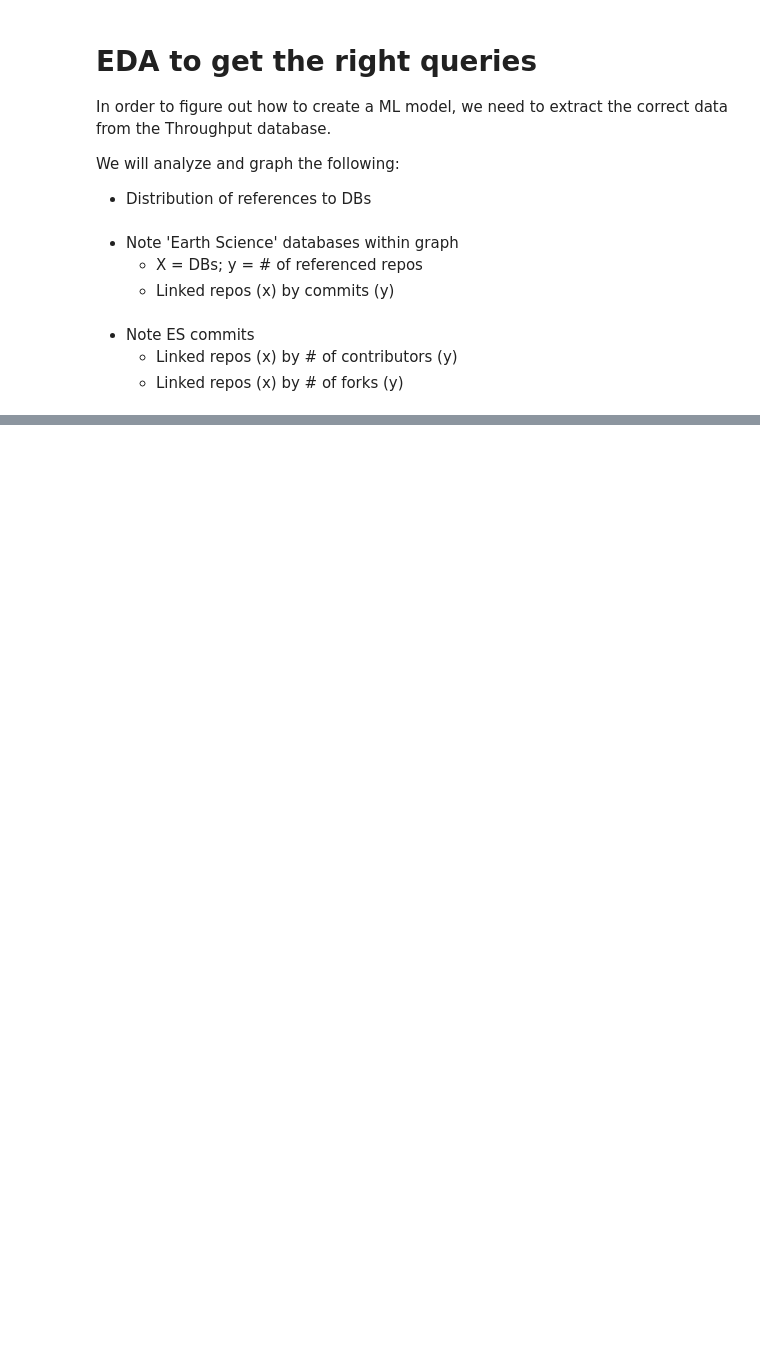
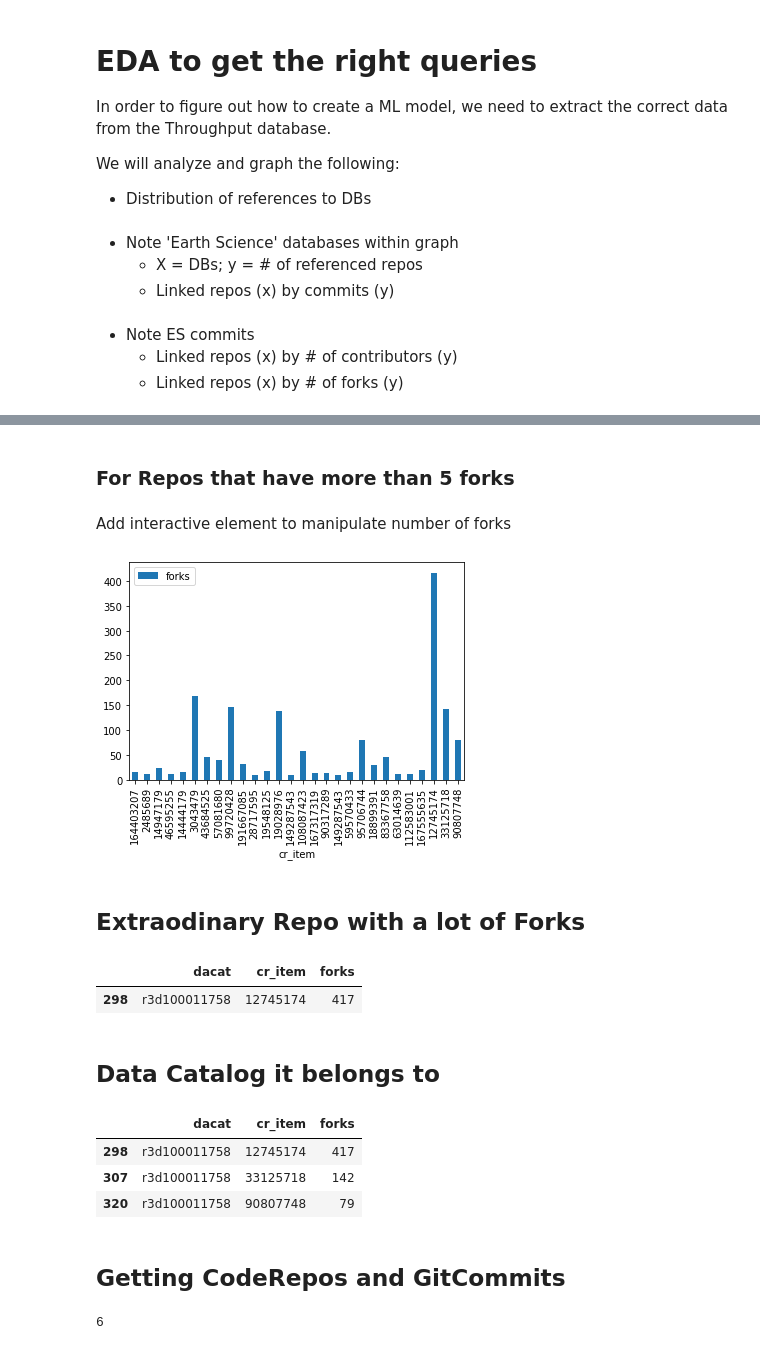
Before and after one commit to throughput-ec/NeotomaRecommender, a Jupyter notebook: neo4j.ipynb, the cells around one changed output, grey strips where cells are left out. Saved outputs shown, nothing was run; the diff lists cells and outputs as text; code cells hidden in the pictures; blank space fills up the shorter version.

Commit message:
some EDA graphs

```diff
--- a/neo4j.ipynb
+++ b/neo4j.ipynb
@@ -256,0 +222,27 @@ for i in range(0,10):
+# %%
+helper_dict2={'dacat': [],
+              'meta':[],
+              'cr_item': [],
+              'forks':[]}
+
+for i in range (0, len(data)-1):
+    helper_dict2['dacat'].append(data[i]['properties(dc)']['id'])
+    try:
+        helper_dict2['meta'].append(data[i]['properties(cr)']['meta'])
+        json_data = json.loads(data[i]['properties(cr)']['meta'])
+        helper_data = json_data['id']
+        extra_element = json_data['forks']
+        helper_dict2['cr_item'].append(helper_data)
+        helper_dict2['forks'].append(extra_element)
+
+    except KeyError:
+        helper_dict2['meta'].append("None2")
+        helper_dict2['cr_item'].append("Missing")
+        helper_dict2['forks'].append("Missing")
+
+
+#helper_dict2
+# %%
+forks_df = pd.DataFrame(helper_dict2)
+forks_df = forks_df[forks_df['meta'] != "None2"]
+forks_df
@@ -256,0 +263,4 @@ for i in range(0,10):
+# %%
+forks_df=forks_df.drop_duplicates()
+forks_df=forks_df[['dacat', 'cr_item', 'forks']].reset_index(drop=True)
+forks_df.shape
@@ -256,0 +277,28 @@ for i in range(0,10):
+# %% [markdown]
+### For Repos that have more than 5 forks
+# %% [markdown]
+Add interactive element to manipulate number of forks
+# %%
+forks_5_plot = forks_df[forks_df['forks']>=10]
+# %%
+forks_plot = forks_5_plot.plot(x='cr_item', y='forks', kind='bar')
+# %% [output]
+[figure, added]
+# %% [markdown]
+## Extraodinary Repo with a lot of Forks
+# %%
+forks_df[forks_df['forks']>300]
+# %% [output]
+|  | dacat | cr_item | forks |
+| 298 | r3d100011758 | 12745174 | 417 |
+# %% [markdown]
+## Data Catalog it belongs to
+# %%
+forks_df[(forks_df['dacat']=='r3d100011758') & (forks_df['forks']>50)]
+# %% [output]
+|  | dacat | cr_item | forks |
+| 298 | r3d100011758 | 12745174 | 417 |
+| 307 | r3d100011758 | 33125718 | 142 |
+| 320 | r3d100011758 | 90807748 | 79 |
+# %% [markdown]
+## Getting CodeRepos and GitCommits
@@ -256,0 +310,4 @@ for i in range(0,10):
+# %%
+example['commits']['totalCommits']
+# %% [output]
+6
```
Also changed, not shown: parts of 60 cells of this notebook.
